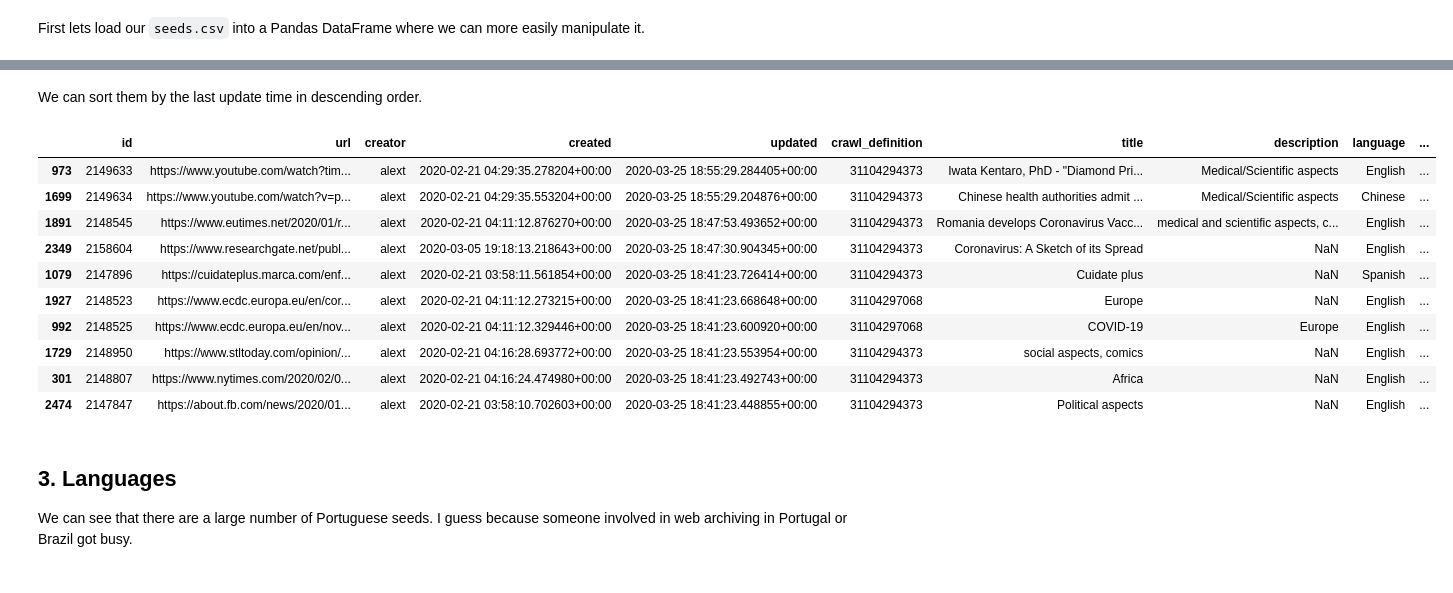
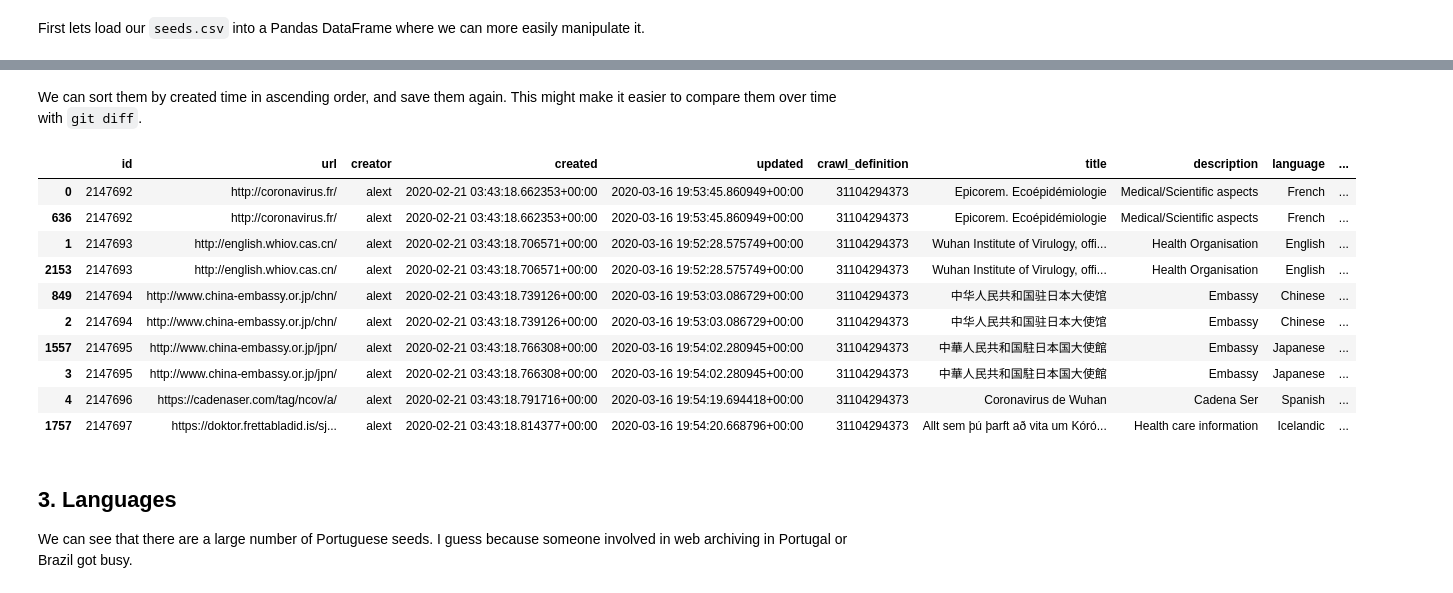
Before and after one commit to edsu/iipc-covid19, a Jupyter notebook: IIPC.ipynb, the cells around one changed output, grey strips where cells are left out. Saved outputs shown, nothing was run; the diff lists cells and outputs as text; code cells hidden in the pictures.

```diff
--- a/IIPC.ipynb
+++ b/IIPC.ipynb
@@ -107,20 +108,21 @@ seeds
-# %% [markdown]
-We can sort them by the last update time in descending order.
+# %% [markdown]
+We can sort them by created time in ascending order, and save them again. This might make it easier to compare them over time with `git diff`.
 # %%
-seeds = seeds.sort_values('updated', ascending=False)
+seeds = seeds.sort_values('created')
+seeds.to_csv('data/iipc.csv')
 seeds.head(10)
 # %% [output]
 |  | id | url | creator | created | updated | crawl_definition | title | description | language | ... |
-| 973 | 2149633 | https://www.youtube.com/watch?tim... | alext | 2020-02-21 04:29:35.278204+00:00 | 2020-03-25 18:55:29.284405+00:00 | 31104294373 | Iwata Kentaro, PhD - "Diamond Pri... | Medical/Scientific aspects | English | ... |
-| 1699 | 2149634 | https://www.youtube.com/watch?v=p... | alext | 2020-02-21 04:29:35.553204+00:00 | 2020-03-25 18:55:29.204876+00:00 | 31104294373 | Chinese health authorities admit ... | Medical/Scientific aspects | Chinese | ... |
-| 1891 | 2148545 | https://www.eutimes.net/2020/01/r... | alext | 2020-02-21 04:11:12.876270+00:00 | 2020-03-25 18:47:53.493652+00:00 | 31104294373 | Romania develops Coronavirus Vacc... | medical and scientific aspects, c... | English | ... |
-| 2349 | 2158604 | https://www.researchgate.net/publ... | alext | 2020-03-05 19:18:13.218643+00:00 | 2020-03-25 18:47:30.904345+00:00 | 31104294373 | Coronavirus: A Sketch of its Spread | NaN | English | ... |
-| 1079 | 2147896 | https://cuidateplus.marca.com/enf... | alext | 2020-02-21 03:58:11.561854+00:00 | 2020-03-25 18:41:23.726414+00:00 | 31104294373 | Cuidate plus | NaN | Spanish | ... |
-| 1927 | 2148523 | https://www.ecdc.europa.eu/en/cor... | alext | 2020-02-21 04:11:12.273215+00:00 | 2020-03-25 18:41:23.668648+00:00 | 31104297068 | Europe | NaN | English | ... |
-| 992 | 2148525 | https://www.ecdc.europa.eu/en/nov... | alext | 2020-02-21 04:11:12.329446+00:00 | 2020-03-25 18:41:23.600920+00:00 | 31104297068 | COVID-19 | Europe | English | ... |
-| 1729 | 2148950 | https://www.stltoday.com/opinion/... | alext | 2020-02-21 04:16:28.693772+00:00 | 2020-03-25 18:41:23.553954+00:00 | 31104294373 | social aspects, comics | NaN | English | ... |
-| 301 | 2148807 | https://www.nytimes.com/2020/02/0... | alext | 2020-02-21 04:16:24.474980+00:00 | 2020-03-25 18:41:23.492743+00:00 | 31104294373 | Africa | NaN | English | ... |
-| 2474 | 2147847 | https://about.fb.com/news/2020/01... | alext | 2020-02-21 03:58:10.702603+00:00 | 2020-03-25 18:41:23.448855+00:00 | 31104294373 | Political aspects | NaN | English | ... |
+| 0 | 2147692 | http://coronavirus.fr/ | alext | 2020-02-21 03:43:18.662353+00:00 | 2020-03-16 19:53:45.860949+00:00 | 31104294373 | Epicorem. Ecoépidémiologie | Medical/Scientific aspects | French | ... |
+| 636 | 2147692 | http://coronavirus.fr/ | alext | 2020-02-21 03:43:18.662353+00:00 | 2020-03-16 19:53:45.860949+00:00 | 31104294373 | Epicorem. Ecoépidémiologie | Medical/Scientific aspects | French | ... |
+| 1 | 2147693 | http://english.whiov.cas.cn/ | alext | 2020-02-21 03:43:18.706571+00:00 | 2020-03-16 19:52:28.575749+00:00 | 31104294373 | Wuhan Institute of Virulogy, offi... | Health Organisation | English | ... |
+| 2153 | 2147693 | http://english.whiov.cas.cn/ | alext | 2020-02-21 03:43:18.706571+00:00 | 2020-03-16 19:52:28.575749+00:00 | 31104294373 | Wuhan Institute of Virulogy, offi... | Health Organisation | English | ... |
+| 849 | 2147694 | http://www.china-embassy.or.jp/chn/ | alext | 2020-02-21 03:43:18.739126+00:00 | 2020-03-16 19:53:03.086729+00:00 | 31104294373 | 中华人民共和国驻日本大使馆 | Embassy | Chinese | ... |
+| 2 | 2147694 | http://www.china-embassy.or.jp/chn/ | alext | 2020-02-21 03:43:18.739126+00:00 | 2020-03-16 19:53:03.086729+00:00 | 31104294373 | 中华人民共和国驻日本大使馆 | Embassy | Chinese | ... |
+| 1557 | 2147695 | http://www.china-embassy.or.jp/jpn/ | alext | 2020-02-21 03:43:18.766308+00:00 | 2020-03-16 19:54:02.280945+00:00 | 31104294373 | 中華人民共和国駐日本国大使館 | Embassy | Japanese | ... |
+| 3 | 2147695 | http://www.china-embassy.or.jp/jpn/ | alext | 2020-02-21 03:43:18.766308+00:00 | 2020-03-16 19:54:02.280945+00:00 | 31104294373 | 中華人民共和国駐日本国大使館 | Embassy | Japanese | ... |
+| 4 | 2147696 | https://cadenaser.com/tag/ncov/a/ | alext | 2020-02-21 03:43:18.791716+00:00 | 2020-03-16 19:54:19.694418+00:00 | 31104294373 | Coronavirus de Wuhan | Cadena Ser | Spanish | ... |
+| 1757 | 2147697 | https://doktor.frettabladid.is/sj... | alext | 2020-02-21 03:43:18.814377+00:00 | 2020-03-16 19:54:20.668796+00:00 | 31104294373 | Allt sem þú þarft að vita um Kóró... | Health care information | Icelandic | ... |
 # %% [markdown]
 ## 3. Languages
 
```
Also changed, not shown: parts of 8 cells of this notebook, 7 other files.
